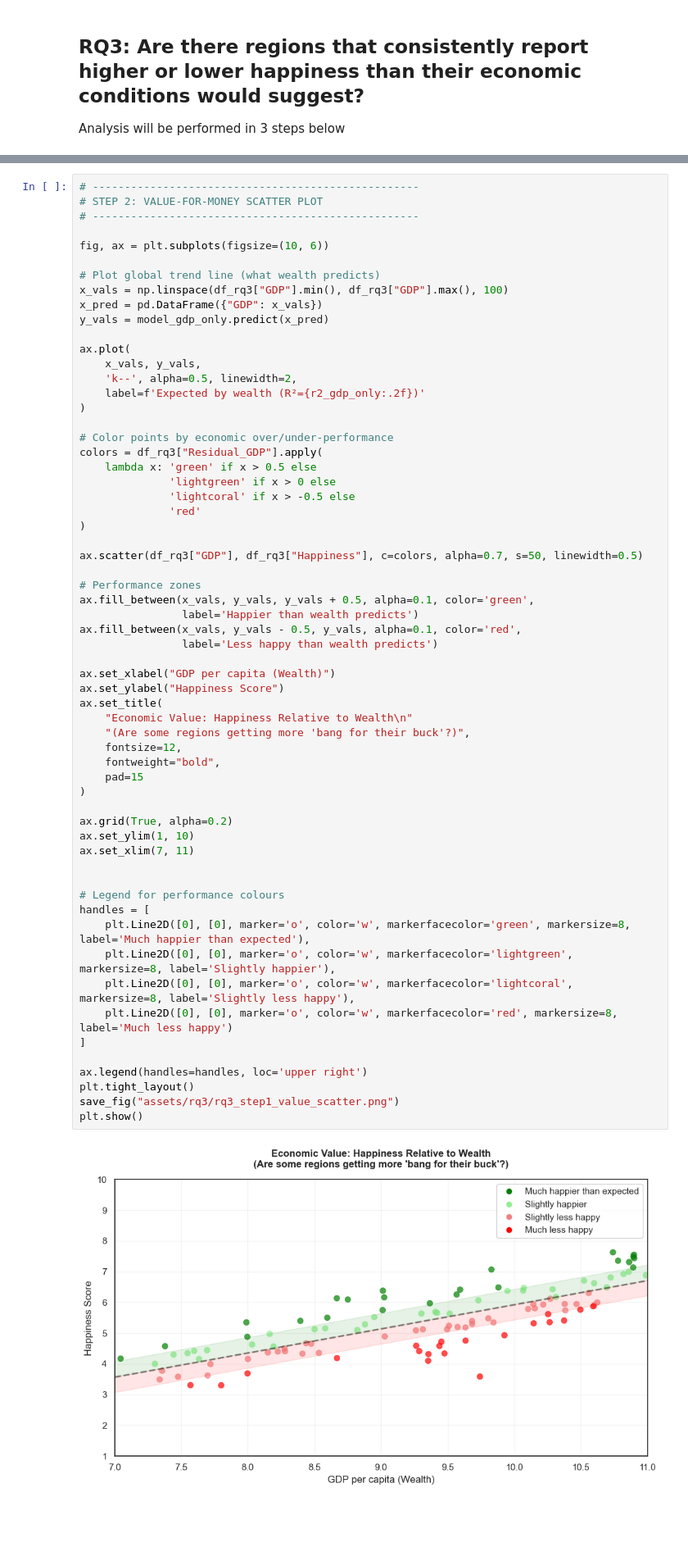
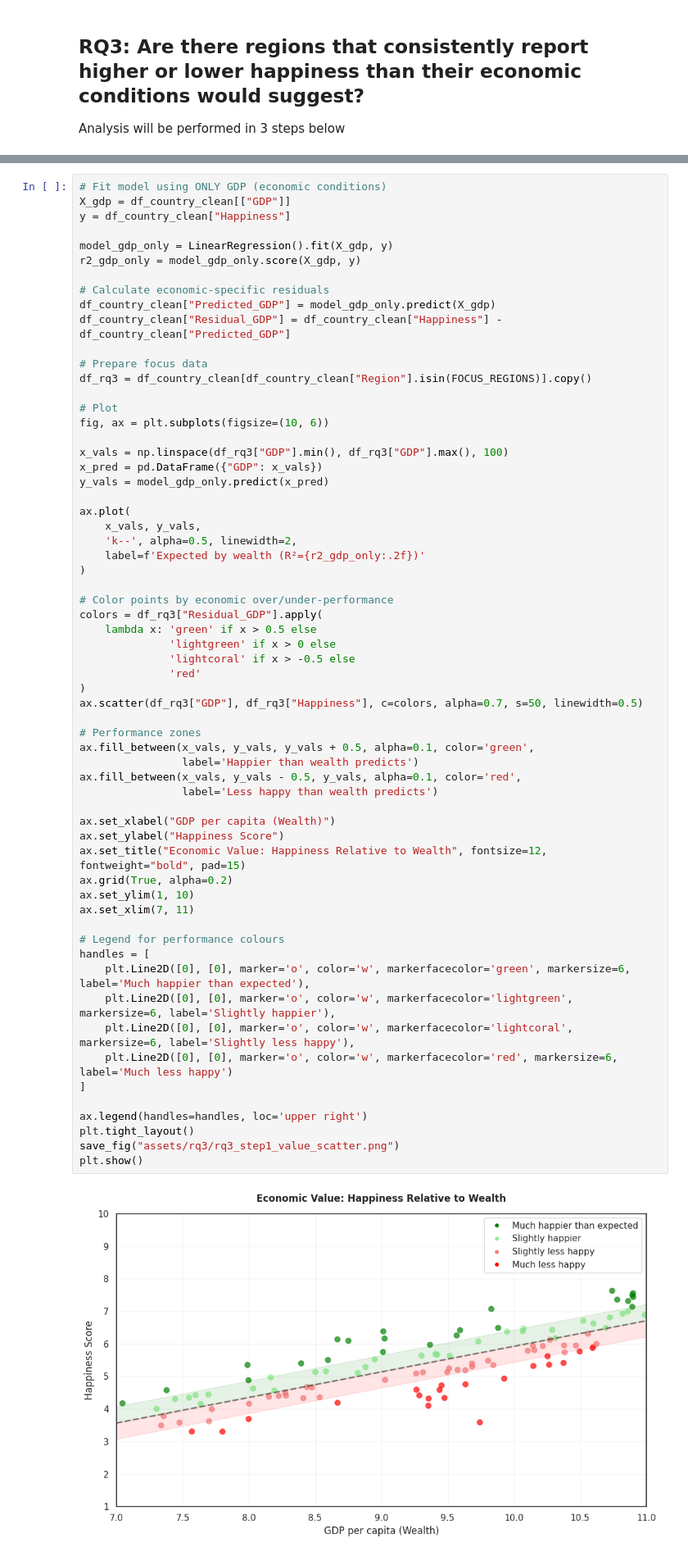
Before and after one commit to baxasd/DVCW, a Jupyter notebook: Z22590018.ipynb, the cells around one changed output, grey strips where cells are left out. Shown at 82% size. Cells and saved outputs as stored; diff of their text form; blank space fills up the shorter version.

```diff
--- a/Z22590018.ipynb
+++ b/Z22590018.ipynb
@@ -1211,11 +1196,21 @@ df_rq3 = df_country_clean[df_country_clean["Region"].isin(FOCUS_REGIONS)].copy()
 # %%
-# ---------------------------------------------------
-# STEP 2: VALUE-FOR-MONEY SCATTER PLOT
-# ---------------------------------------------------
+# Fit model using ONLY GDP (economic conditions)
+X_gdp = df_country_clean[["GDP"]]
+y = df_country_clean["Happiness"]
 
+model_gdp_only = LinearRegression().fit(X_gdp, y)
+r2_gdp_only = model_gdp_only.score(X_gdp, y)
+
+# Calculate economic-specific residuals
+df_country_clean["Predicted_GDP"] = model_gdp_only.predict(X_gdp)
+df_country_clean["Residual_GDP"] = df_country_clean["Happiness"] - df_country_clean["Predicted_GDP"]
+
+# Prepare focus data
+df_rq3 = df_country_clean[df_country_clean["Region"].isin(FOCUS_REGIONS)].copy()
+
+# Plot
 fig, ax = plt.subplots(figsize=(10, 6))
 
-# Plot global trend line (what wealth predicts)
 x_vals = np.linspace(df_rq3["GDP"].min(), df_rq3["GDP"].max(), 100)
 x_pred = pd.DataFrame({"GDP": x_vals})
 y_vals = model_gdp_only.predict(x_pred)
@@ -1229,45 +1224,36 @@ ax.plot(
 # Color points by economic over/under-performance
 colors = df_rq3["Residual_GDP"].apply(
     lambda x: 'green' if x > 0.5 else
               'lightgreen' if x > 0 else
               'lightcoral' if x > -0.5 else
               'red'
 )
-
 ax.scatter(df_rq3["GDP"], df_rq3["Happiness"], c=colors, alpha=0.7, s=50, linewidth=0.5)
 
 # Performance zones
 ax.fill_between(x_vals, y_vals, y_vals + 0.5, alpha=0.1, color='green',
                 label='Happier than wealth predicts')
 ax.fill_between(x_vals, y_vals - 0.5, y_vals, alpha=0.1, color='red',
                 label='Less happy than wealth predicts')
 
 ax.set_xlabel("GDP per capita (Wealth)")
 ax.set_ylabel("Happiness Score")
-ax.set_title(
-    "Economic Value: Happiness Relative to Wealth\n"
-    "(Are some regions getting more 'bang for their buck'?)",
-    fontsize=12,
-    fontweight="bold",
-    pad=15
-)
-
+ax.set_title("Economic Value: Happiness Relative to Wealth", fontsize=12, fontweight="bold", pad=15)
 ax.grid(True, alpha=0.2)
 ax.set_ylim(1, 10)
 ax.set_xlim(7, 11)
 
-
 # Legend for performance colours
 handles = [
-    plt.Line2D([0], [0], marker='o', color='w', markerfacecolor='green', markersize=8, label='Much happier than expected'),
-    plt.Line2D([0], [0], marker='o', color='w', markerfacecolor='lightgreen', markersize=8, label='Slightly happier'),
-    plt.Line2D([0], [0], marker='o', color='w', markerfacecolor='lightcoral', markersize=8, label='Slightly less happy'),
-    plt.Line2D([0], [0], marker='o', color='w', markerfacecolor='red', markersize=8, label='Much less happy')
+    plt.Line2D([0], [0], marker='o', color='w', markerfacecolor='green', markersize=6, label='Much happier than expected'),
+    plt.Line2D([0], [0], marker='o', color='w', markerfacecolor='lightgreen', markersize=6, label='Slightly happier'),
+    plt.Line2D([0], [0], marker='o', color='w', markerfacecolor='lightcoral', markersize=6, label='Slightly less happy'),
+    plt.Line2D([0], [0], marker='o', color='w', markerfacecolor='red', markersize=6, label='Much less happy')
 ]
 
 ax.legend(handles=handles, loc='upper right')
 plt.tight_layout()
 save_fig("assets/rq3/rq3_step1_value_scatter.png")
 plt.show()
 # %% [output]
-[figure, old version]
+[figure, new version]
```
Also changed, not shown: parts of 16 cells of this notebook, 31 other files.
